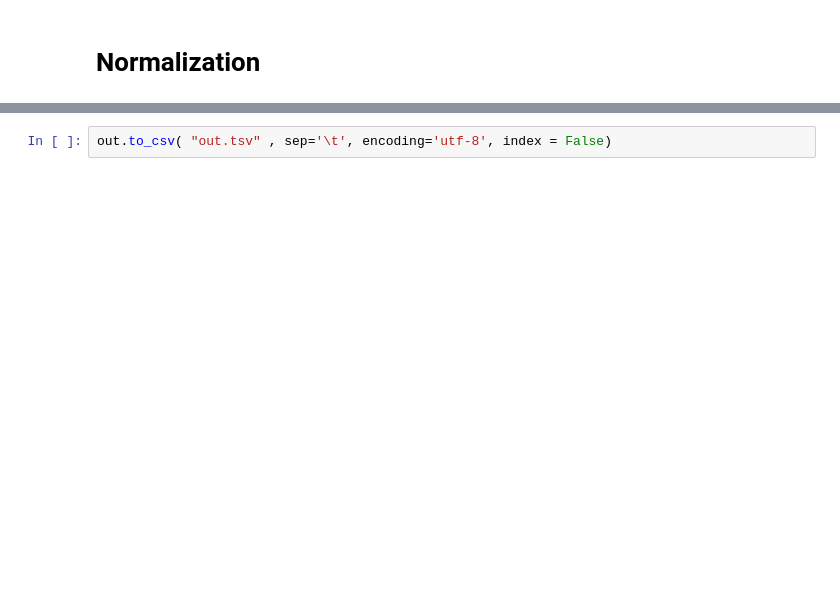
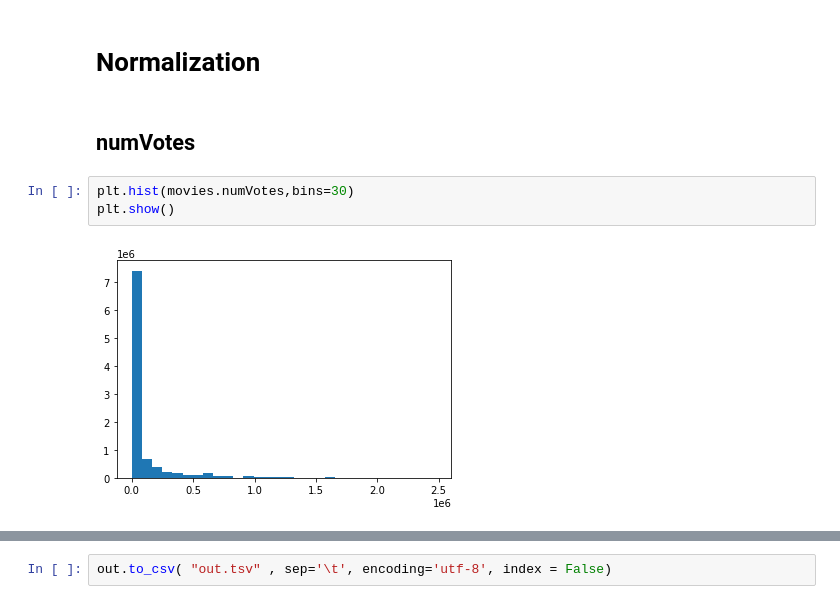
Before and after one commit to jxt1009/csci521proj, a Jupyter notebook: phase4/phase4_outliers.ipynb, the cells around one changed output, grey strips where cells are left out. Saved outputs shown, nothing was run; the diff lists cells and outputs as text; blank space fills up the shorter version.

Commit message:
Updated notebook with chart generations and descriptions for normalization part of report

```diff
--- a/phase4/phase4_outliers.ipynb
+++ b/phase4/phase4_outliers.ipynb
@@ -457,2 +456,9 @@ out.head(5)
 # %% [markdown]
 # Normalization
+# %% [markdown]
+## numVotes
+# %%
+plt.hist(movies.numVotes,bins=30)
+plt.show()
+# %% [output]
+[figure, added]
```
Also changed, not shown: parts of 65 cells of this notebook.
